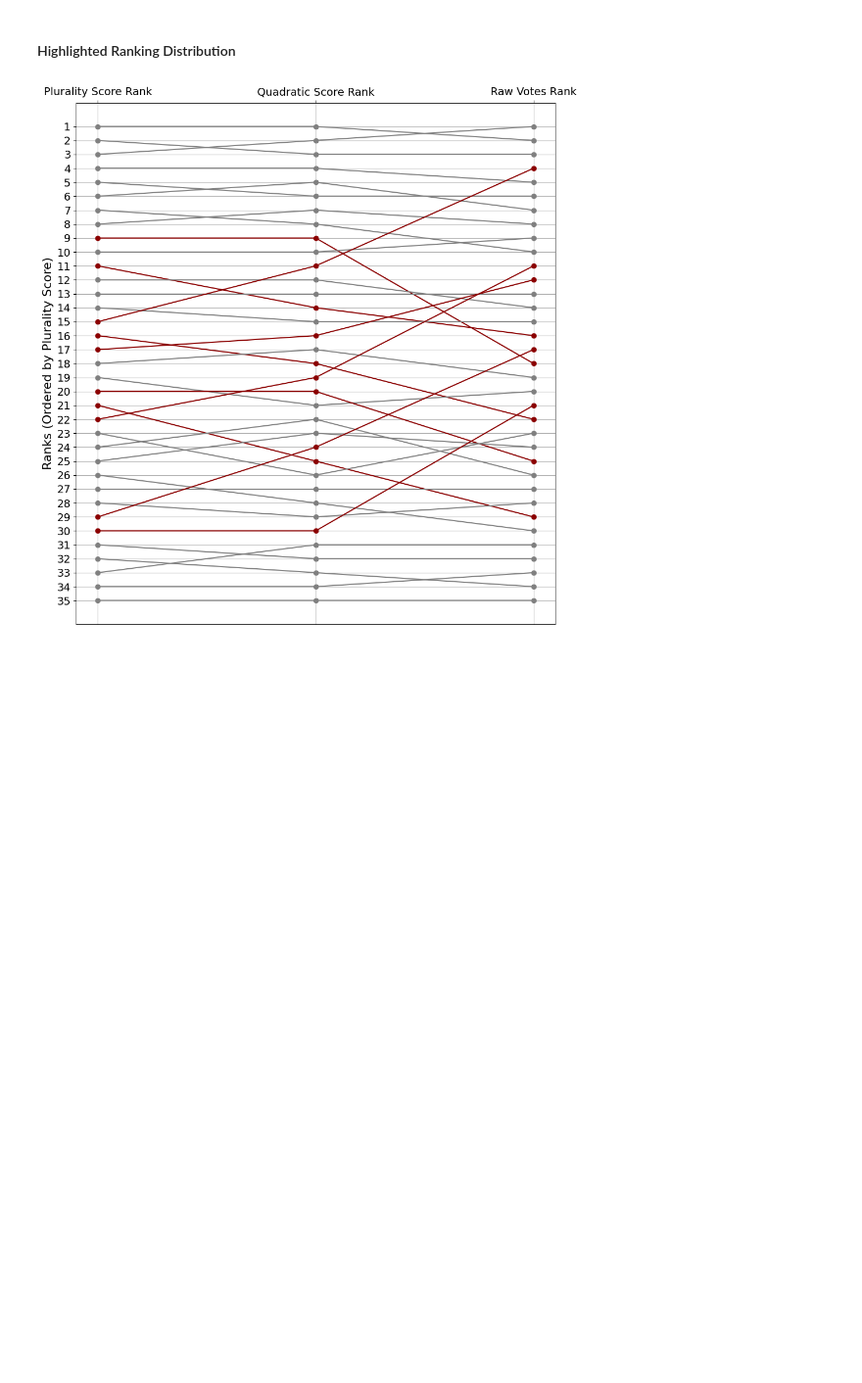
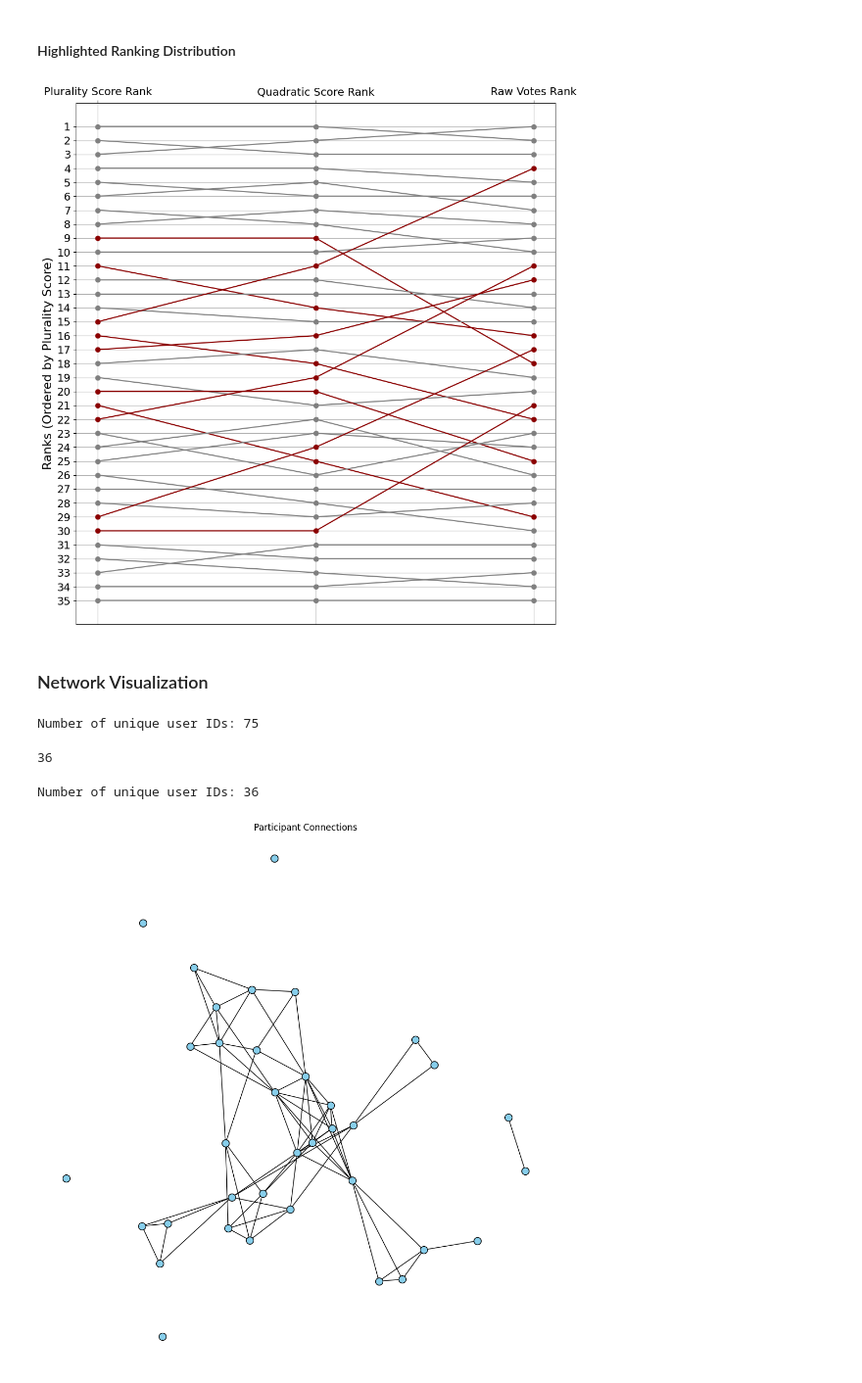
Before and after one commit to lexicongovernance/gov-research, a Jupyter notebook: berlin-analysis/analysis.ipynb, the cells around one changed output. Shown at 98% size. Drawn from its saved outputs; the diff is of its cells as text; code cells hidden in the pictures; blank space fills up the shorter version.

```diff
--- a/berlin-analysis/analysis.ipynb
+++ b/berlin-analysis/analysis.ipynb
@@ -184,3 +184,67 @@ plt.tight_layout()
 plt.savefig('plots-and-tables/bump_chart_without_legend.png')
 # %% [output]
 [figure]
+# %% [markdown]
+### Network Visualization
+# %%
+import networkx as nx
+num_unique_user_ids = groupData['user_id'].nunique()
+
+print("Number of unique user IDs:", num_unique_user_ids)
+# %% [output]
+Number of unique user IDs: 75
+# %%
+distinct_user_ids = voteData['user_id'].unique().tolist()
+print(len(distinct_user_ids))
+# %% [output]
+36
+# %%
+filtered_groupData = groupData[groupData['user_id'].isin(distinct_user_ids)]
+num_unique_user_ids = filtered_groupData['user_id'].nunique()
+
+print("Number of unique user IDs:", num_unique_user_ids)
+# %% [output]
+Number of unique user IDs: 36
+# %%
+# Create a DataFrame from filtered_groupData
+df = pd.DataFrame(filtered_groupData)
+
+# Group DataFrame by group_id
+grouped = df.groupby('group_id')
+
+# Initialize an empty list to store edges
+edge_list = []
+
+# Iterate over groups
+for group_id, group_data in grouped:
+    # Create pairs of users within the group
+    for i in range(len(group_data)):
+        for j in range(i + 1, len(group_data)):
+            edge_list.append({'source': group_data.iloc[i]['user_id'], 'target': group_data.iloc[j]['user_id']})
+
+# Convert the edge list to a DataFrame
+edge_df = pd.DataFrame(edge_list)
+
+# Create a set of all unique user IDs
+all_user_ids = set(df['user_id'])
+
+# Create a node list containing all user IDs
+node_list = [{'id': user_id} for user_id in all_user_ids]
+# %%
+
+# Plot the graph
+plt.figure(figsize=(10, 10))
+G = nx.Graph()
+
+# Add nodes from node list
+G.add_nodes_from([node['id'] for node in node_list])
+
+# Add edges from edge list
+G.add_edges_from([(row['source'], row['target']) for _, row in edge_df.iterrows()])
+
+pos = nx.spring_layout(G, k=0.8, iterations=100, scale=2.0)
+nx.draw(G, pos, with_labels=False, node_size=100, node_color='skyblue', edgecolors='black', font_size=8)
+plt.title('Participant Connections')
+plt.savefig('plots-and-tables/participant_connections_plot.png')
+# %% [output]
+[figure, added]
```
